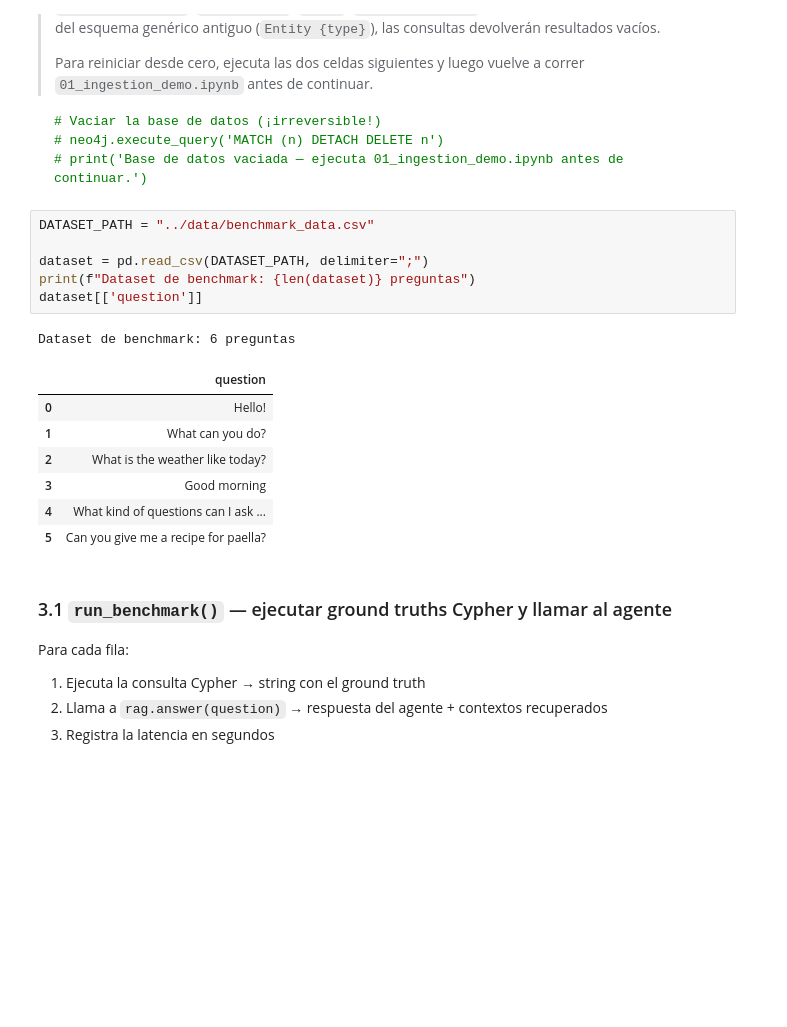
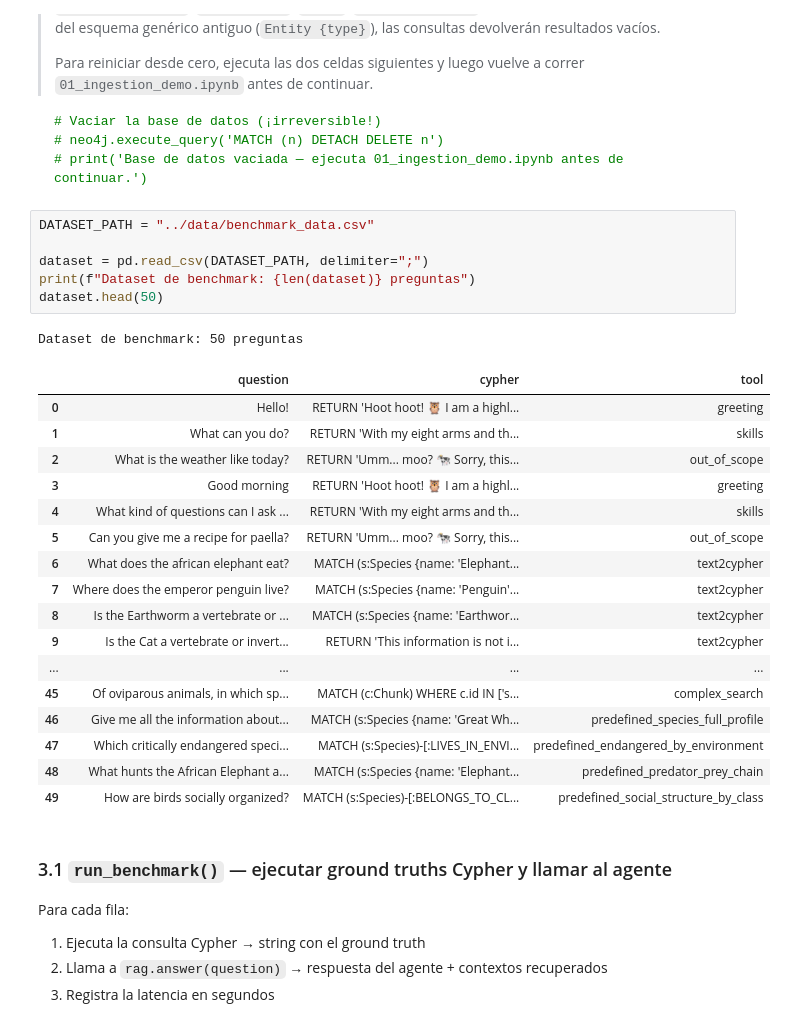
Before and after one commit to pfolgueira/Zoology-GraphRAG, a Jupyter notebook: notebooks/03_evaluation.ipynb, the cells around one changed output. Drawn from its saved outputs; the diff is of its cells as text; blank space fills up the shorter version.

```diff
--- a/notebooks/03_evaluation.ipynb
+++ b/notebooks/03_evaluation.ipynb
@@ -204,18 +212,28 @@ El dataset inline cubre 20 preguntas; el CSV en `../data/benchmark_data.csv` cub
 # %%
 DATASET_PATH = "../data/benchmark_data.csv"
 
 dataset = pd.read_csv(DATASET_PATH, delimiter=";")
 print(f"Dataset de benchmark: {len(dataset)} preguntas")
-dataset[['question']]
+dataset.head(50)
 # %% [output]
-Dataset de benchmark: 6 preguntas
+Dataset de benchmark: 50 preguntas
-|  | question |
-| 0 | Hello! |
-| 1 | What can you do? |
-| 2 | What is the weather like today? |
-| 3 | Good morning |
-| 4 | What kind of questions can I ask ... |
-| 5 | Can you give me a recipe for paella? |
+|  | question | cypher | tool |
+| 0 | Hello! | RETURN 'Hoot hoot! 🦉 I am a highl... | greeting |
+| 1 | What can you do? | RETURN 'With my eight arms and th... | skills |
+| 2 | What is the weather like today? | RETURN 'Umm... moo? 🐄 Sorry, this... | out_of_scope |
+| 3 | Good morning | RETURN 'Hoot hoot! 🦉 I am a highl... | greeting |
+| 4 | What kind of questions can I ask ... | RETURN 'With my eight arms and th... | skills |
+| 5 | Can you give me a recipe for paella? | RETURN 'Umm... moo? 🐄 Sorry, this... | out_of_scope |
+| 6 | What does the african elephant eat? | MATCH (s:Species {name: 'Elephant... | text2cypher |
+| 7 | Where does the emperor penguin live? | MATCH (s:Species {name: 'Penguin'... | text2cypher |
+| 8 | Is the Earthworm a vertebrate or ... | MATCH (s:Species {name: 'Earthwor... | text2cypher |
+| 9 | Is the Cat a vertebrate or invert... | RETURN 'This information is not i... | text2cypher |
+| ... | ... | ... | ... |
+| 45 | Of oviparous animals, in which sp... | MATCH (c:Chunk) WHERE c.id IN ['s... | complex_search |
+| 46 | Give me all the information about... | MATCH (s:Species {name: 'Great Wh... | predefined_species_full_profile |
+| 47 | Which critically endangered speci... | MATCH (s:Species)-[:LIVES_IN_ENVI... | predefined_endangered_by_environment |
+| 48 | What hunts the African Elephant a... | MATCH (s:Species {name: 'Elephant... | predefined_predator_prey_chain |
+| 49 | How are birds socially organized? | MATCH (s:Species)-[:BELONGS_TO_CL... | predefined_social_structure_by_class |
 # %% [markdown]
 ### 3.1 `run_benchmark()` — ejecutar ground truths Cypher y llamar al agente
 
```
Also changed, not shown: parts of 6 cells of this notebook, 9 other files.
